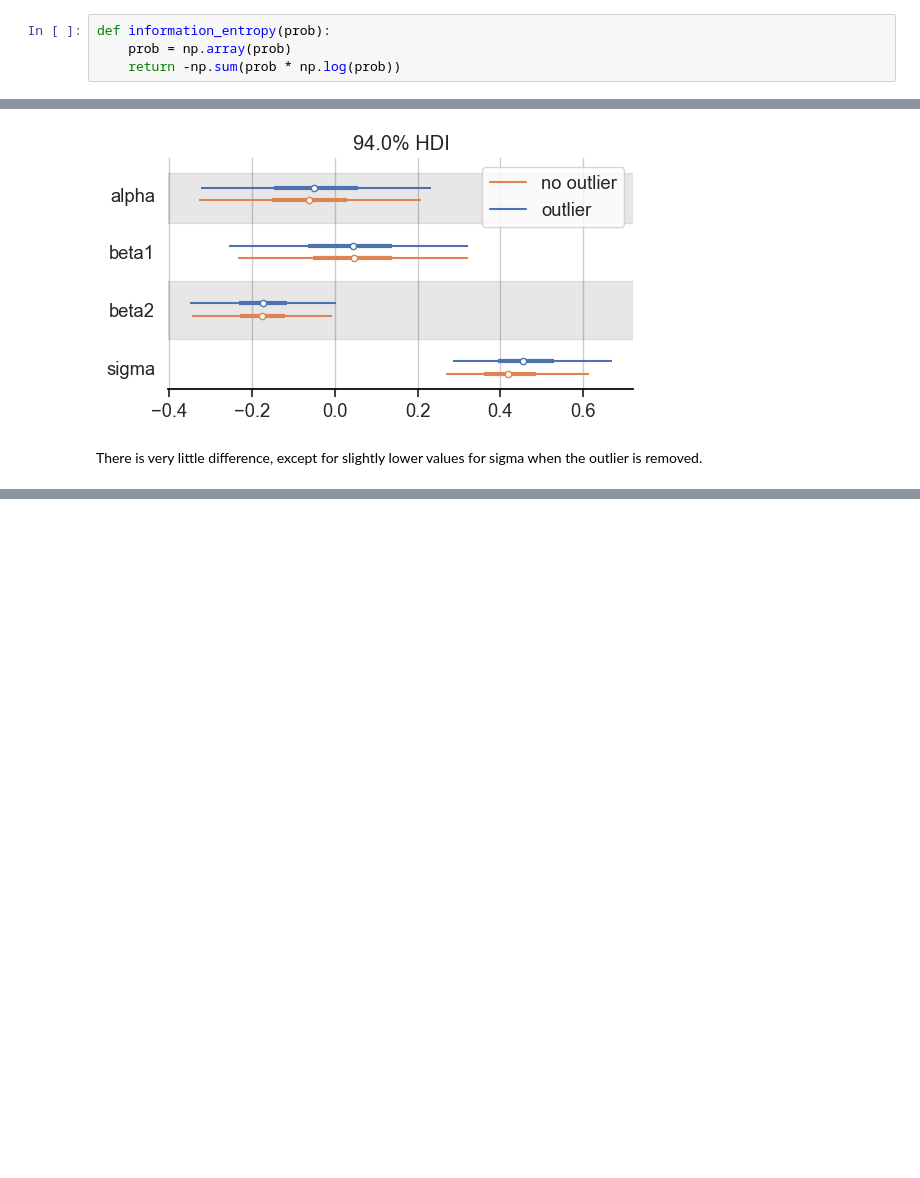
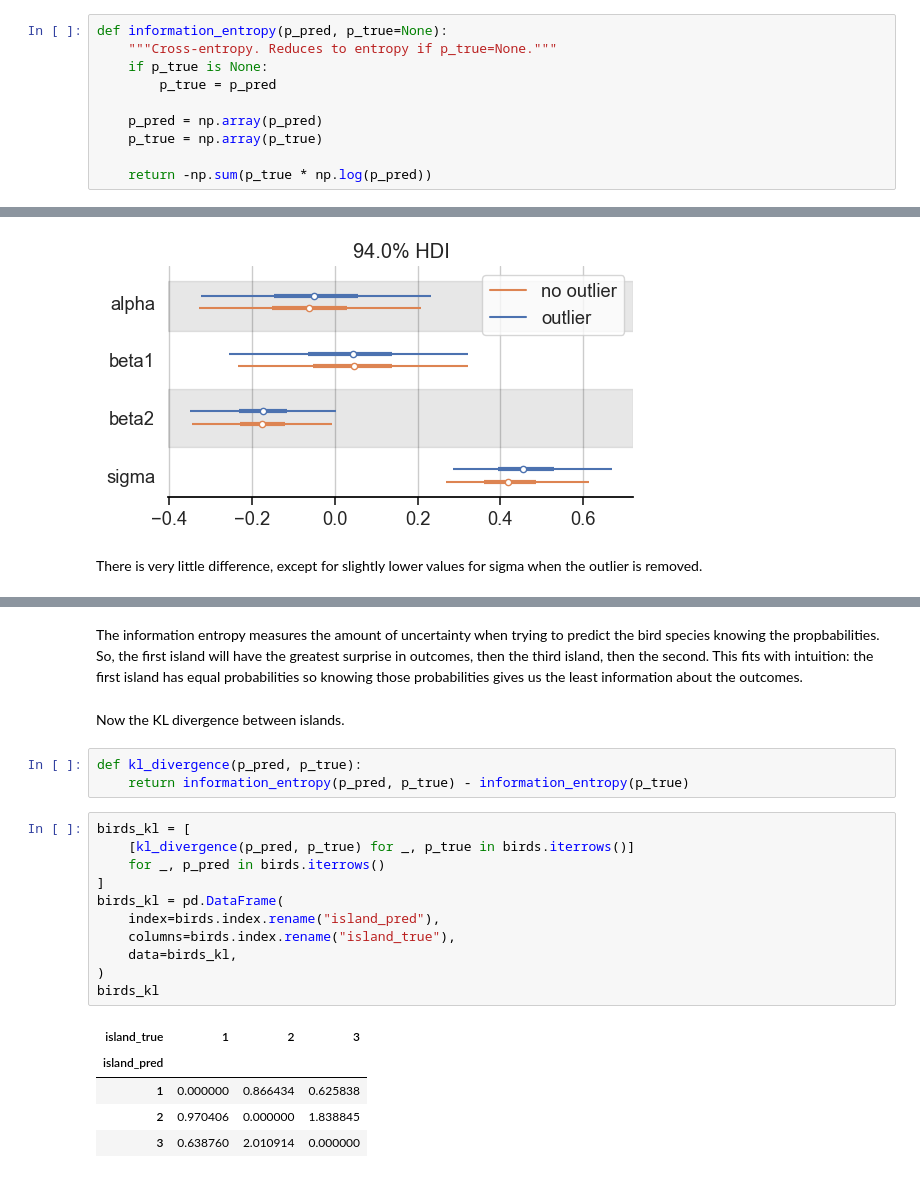
Before and after one commit to chris-leonard/statistical-rethinking, a Jupyter notebook: exercises/chapter_7.ipynb, the cells around one changed output, grey strips where cells are left out. Cells and saved outputs as stored; diff of their text form; blank space fills up the shorter version.

```diff
--- a/exercises/chapter_7.ipynb
+++ b/exercises/chapter_7.ipynb
@@ -76,9 +76,15 @@ What is the entropy of the coin.
 
 ---
 # %%
-def information_entropy(prob):
-    prob = np.array(prob)
-    return -np.sum(prob * np.log(prob))
+def information_entropy(p_pred, p_true=None):
+    """Cross-entropy. Reduces to entropy if p_true=None."""
+    if p_true is None:
+        p_true = p_pred
+
+    p_pred = np.array(p_pred)
+    p_true = np.array(p_true)
+
+    return -np.sum(p_true * np.log(p_pred))
 # %%
 information_entropy([0.3, 0.7])
 # %% [output]
@@ -940,0 +1132,26 @@ There is very little difference, except for slightly lower values for sigma when
+# %% [markdown]
+The information entropy measures the amount of uncertainty when trying to predict the bird species knowing the propbabilities.
+So, the first island will have the greatest surprise in outcomes, then the third island, then the second.
+This fits with intuition: the first island has equal probabilities so knowing those probabilities gives us the least information about the outcomes.
+# %% [markdown]
+Now the KL divergence between islands.
+# %%
+def kl_divergence(p_pred, p_true):
+    return information_entropy(p_pred, p_true) - information_entropy(p_true)
+# %%
+birds_kl = [
+    [kl_divergence(p_pred, p_true) for _, p_true in birds.iterrows()]
+    for _, p_pred in birds.iterrows()
+]
+birds_kl = pd.DataFrame(
+    index=birds.index.rename("island_pred"),
+    columns=birds.index.rename("island_true"),
+    data=birds_kl,
+)
+birds_kl
+# %% [output]
+| island_true | 1 | 2 | 3 |
+| island_pred |  |  |  |
+| 1 | 0.000000 | 0.866434 | 0.625838 |
+| 2 | 0.970406 | 0.000000 | 1.838845 |
+| 3 | 0.638760 | 2.010914 | 0.000000 |
```
Also changed, not shown: parts of 19 cells of this notebook.
